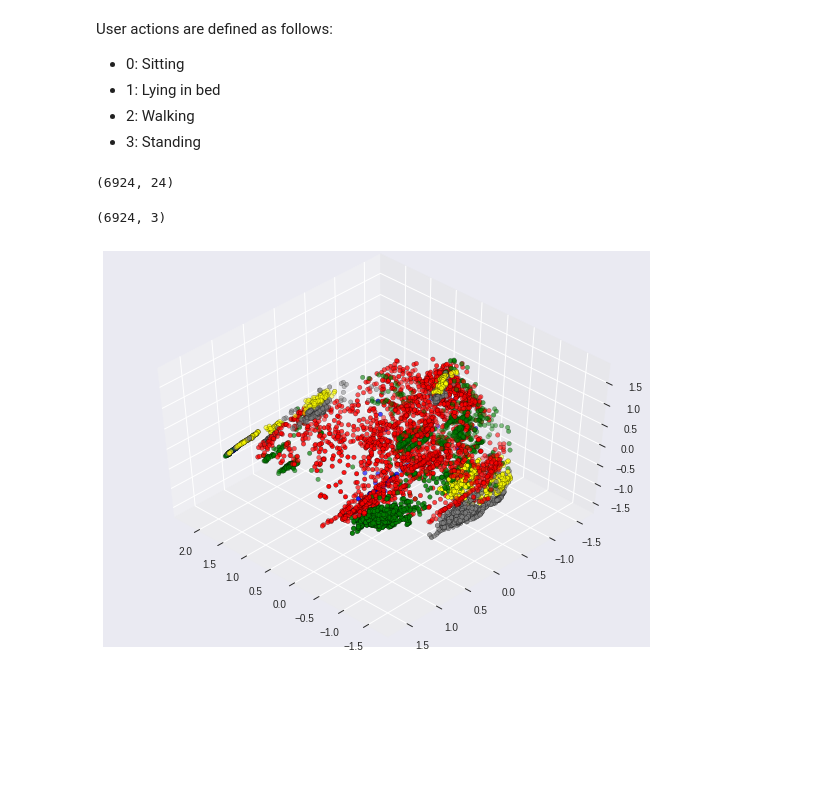
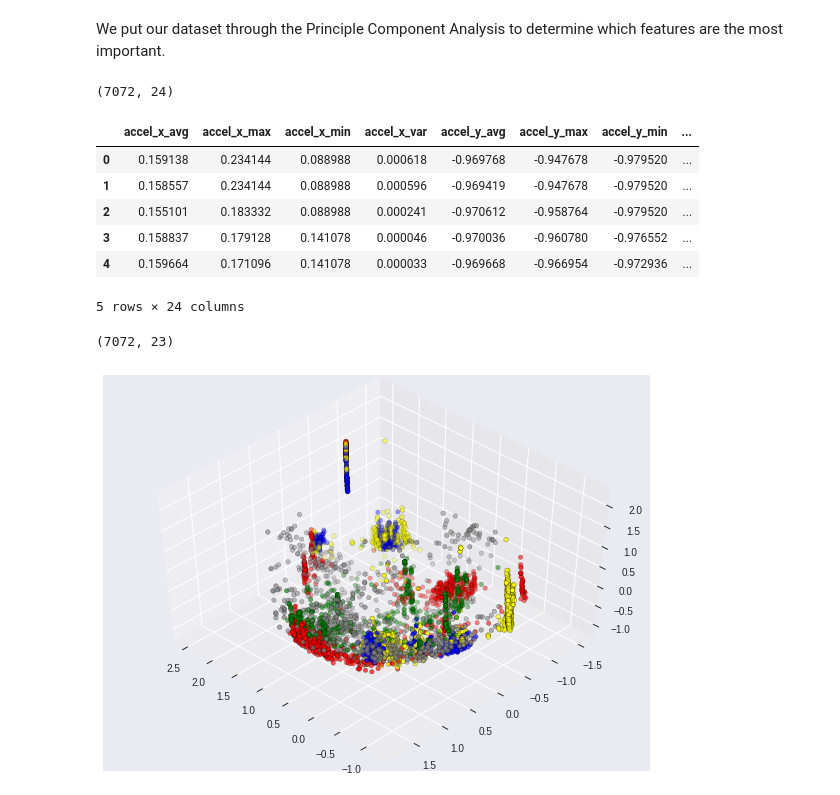
Before and after one commit to pgunasekara/mobilityai, a Jupyter notebook: machine_learning/macmobile.ipynb, the cells around one changed output. Drawn from its saved outputs; the diff is of its cells as text; code cells hidden in the pictures; blank space fills up the shorter version.

```diff
--- a/machine_learning/macmobile.ipynb
+++ b/machine_learning/macmobile.ipynb
@@ -312,25 +439,43 @@ def state_to_num(state):
 # %%
 import time
-#start_time = time.time()
+
+"""
+##########OLD STUFF#############
+
+start_time = time.time()
 accelerometer_windows = windowify(2500, 500, accelerometer_csv, accelerometer_stats)
 accel_df = pd.DataFrame.from_records(accelerometer_windows)
 #display(accel_df.head(10))
 gyroscope_windows = windowify(2500, 500, gyroscope_csv, gyroscope_stats)
 gyro_df = pd.DataFrame.from_records(gyroscope_windows)
-#elapsed_time = time.time() - start_time
-#display(elapsed_time)
+elapsed_time = time.time() - start_time
+display(elapsed_time)
 display(gyro_df.head(10))
 display(accel_df['epoch_start'].count())
 display(gyro_df['epoch_start'].count())
+"""
+
+#start_time = time.time()
+accel_df = load_accel_data(root, start_accel_files_list)
+gyro_df = load_gyro_data(root, start_gyro_files_list)
+#elapsed_time = time.time() - start_time
+#display(elapsed_time)
+display(accel_df.head(10))
+display(accel_df['epoch_start'].count())
+display(gyro_df.head(10))
+display(gyro_df['epoch_start'].count())
+
 
 #mergeable_series_lst = build_mergeable_dataframes(accel_df.head(10),gyro_df.head(10))
-mergeable_series_lst = build_mergeable_dataframes(accel_df,gyro_df)
-mergeable_df = pd.DataFrame.from_records(mergeable_series_lst)
-typecast_map = {"epoch_end":"int64","epoch_start":"int64","action":"int64","epoch_length":"int64"}
-for i in typecast_map.keys():
-  mergeable_df[i] = mergeable_df[i].astype(typecast_map[i])
+#mergeable_series_lst = build_mergeable_dataframes(accel_df,gyro_df)
+#mergeable_df = pd.DataFrame.from_records(mergeable_series_lst)
+#typecast_map = {"epoch_end":"int64","epoch_start":"int64","action":"int64","epoch_length":"int64"}
+#for i in typecast_map.keys():
+#  mergeable_df[i] = mergeable_df[i].astype(typecast_map[i])
 
-accel_gyro_df = pd.merge(accel_df,mergeable_df,on=['epoch_start','epoch_end','action','epoch_length'])
+#accel_gyro_df = pd.merge(accel_df,mergeable_df,on=['epoch_start','epoch_end','action','epoch_length'])
+accel_gyro_df = performMerge(accel_df,gyro_df)
+
 display(accel_gyro_df.columns)
 #display(accel_gyro_df[['epoch_start','epoch_end','accel_x_avg','gyro_x_avg']])
 display(accel_gyro_df.head(10))
@@ -395,50 +570,55 @@ plt.show()
-# %% [markdown]
-User actions are defined as follows:
-
-
-*   0: Sitting
-*   1: Lying in bed
-*   2: Walking
-*   3: Standing
+# %% [markdown]
+We put our dataset through the Principle Component Analysis to determine which features are the most important.
 # %%
 from sklearn import decomposition
+from joblib import dump, load
 
 X = accel_gyro_df.drop(['action', 'epoch_length', 'epoch_end', 'epoch_start'], axis=1)
 y = accel_gyro_df.action.values
 
 display(X.shape)
+display(X.head())
 fig = plt.figure()
 plt.clf()
 #ax = fig.add_subplot(111)
 ax = Axes3D(fig, rect=[0, 0, .95, 1], elev=48, azim=134)
 
 plt.cla()
-#pca = decomposition.PCA(n_components='mle', svd_solver='full')
-pca = decomposition.PCA(n_components=3)
+pca = decomposition.PCA(n_components='mle', svd_solver='full')
+#pca = decomposition.PCA(n_components=10)
 pca.fit(X)
 X = pca.transform(X)
 display(X.shape)
+
+dump(pca, 'mobilityAIPCAModel.joblib')
 
 # for name, label in [('Sitting', 0), ('Lying in bed', 1), ('Walking', 2), ('Standing', 3)]:
 #     ax.text3D(X[y == label, 0].mean(),
 #               X[y == label, 1].mean() + 1.5,
 #               X[y == label, 2].mean(),
 #               X[y == label, 3].mean(), name,
 #               horizontalalignment='center',
 #               bbox=dict(alpha=.5, edgecolor='w', facecolor='w'))
 
 ax.scatter(X[:, 0], X[:, 1], X[:,2], c=y, cmap=matplotlib.colors.ListedColormap(colors),
            edgecolor='k')
 
 #ax.xaxis.set_ticklabels([])
 #ax.yaxis.set_ticklabels([])
 #ax.w_zaxis.set_ticklabels([])
 
 plt.show()
 # %% [output]
-(6924, 24)
+(7072, 24)
+|  | accel_x_avg | accel_x_max | accel_x_min | accel_x_var | accel_y_avg | accel_y_max | accel_y_min | ... |
+| 0 | 0.159138 | 0.234144 | 0.088988 | 0.000618 | -0.969768 | -0.947678 | -0.979520 | ... |
+| 1 | 0.158557 | 0.234144 | 0.088988 | 0.000596 | -0.969419 | -0.947678 | -0.979520 | ... |
+| 2 | 0.155101 | 0.183332 | 0.088988 | 0.000241 | -0.970612 | -0.958764 | -0.979520 | ... |
+| 3 | 0.158837 | 0.179128 | 0.141078 | 0.000046 | -0.970036 | -0.960780 | -0.976552 | ... |
+| 4 | 0.159664 | 0.171096 | 0.141078 | 0.000033 | -0.969668 | -0.966954 | -0.972936 | ... |
-(6924, 3)
+5 rows × 24 columns
+(7072, 23)
-[figure, old version]
+[figure, new version]
 # %%
 fig = plt.figure()
 ax = fig.add_subplot(221)
```
Also changed, not shown: parts of 20 cells of this notebook.
